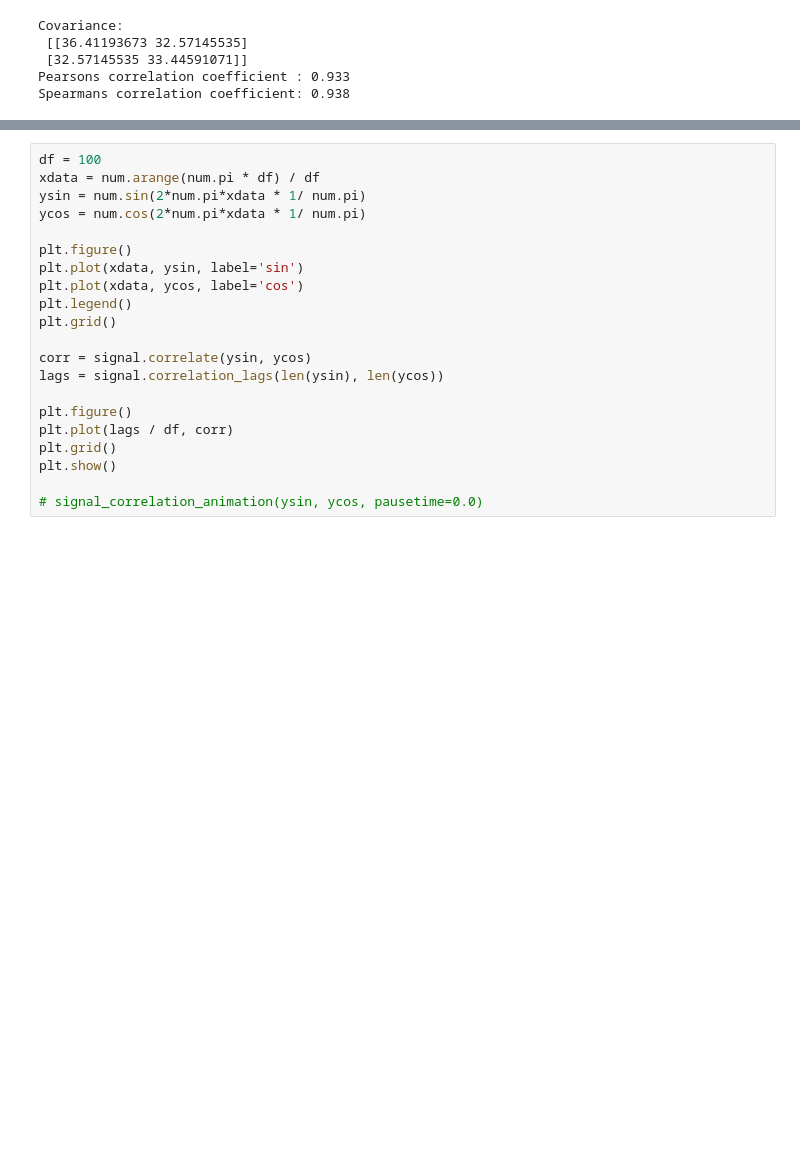
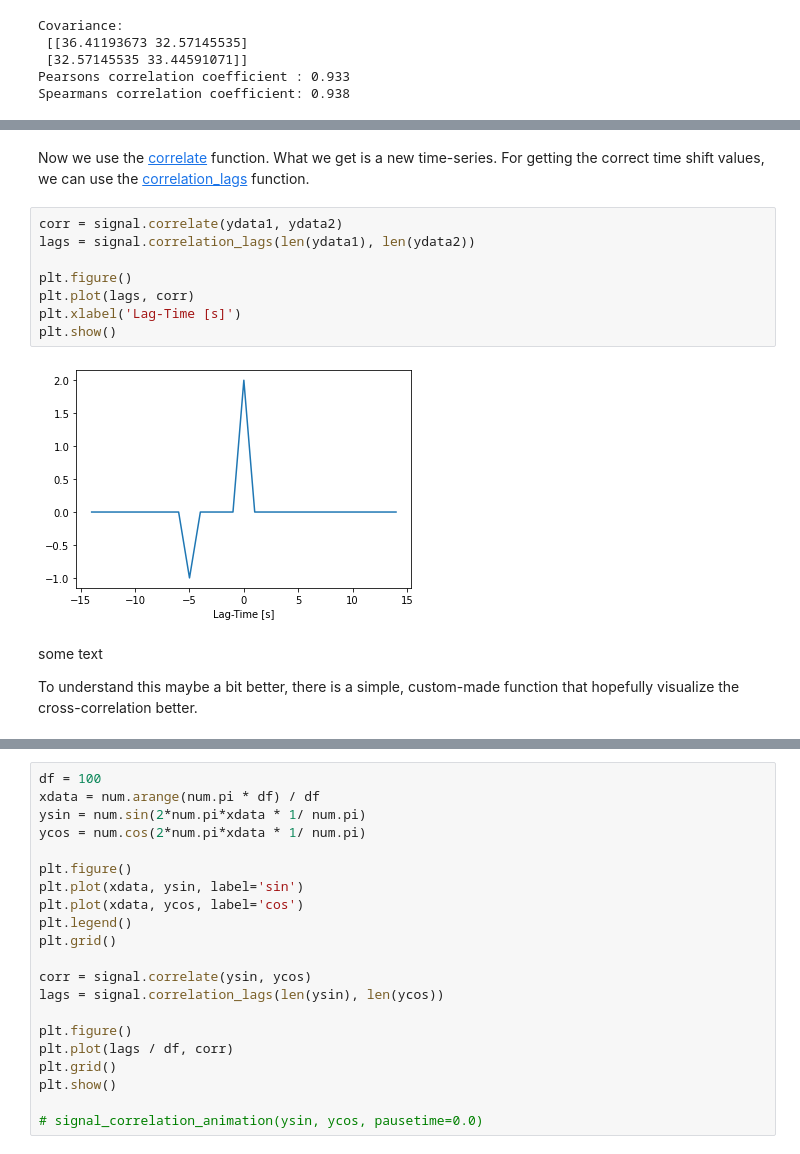
Before and after one commit to torstendahm/seismology_classroom, a Jupyter notebook: signal_processing/5.0_Correlation_Introduction.ipynb, the cells around one changed output, grey strips where cells are left out. Cells and saved outputs as stored; diff of their text form; blank space fills up the shorter version.

```diff
--- a/signal_processing/5.0_Correlation_Introduction.ipynb
+++ b/signal_processing/5.0_Correlation_Introduction.ipynb
@@ -266,0 +152,16 @@ It gets more interesting when the signals are not the same. Starting here with a
+# %% [markdown]
+Now we use the [correlate](https://docs.scipy.org/doc/scipy/reference/generated/scipy.signal.correlate.html) function. What we get is a new time-series. For getting the correct time shift values, we can use the [correlation_lags](https://docs.scipy.org/doc/scipy/reference/generated/scipy.signal.correlation_lags.html#scipy.signal.correlation_lags) function.
+# %%
+corr = signal.correlate(ydata1, ydata2)
+lags = signal.correlation_lags(len(ydata1), len(ydata2))
+
+plt.figure()
+plt.plot(lags, corr)
+plt.xlabel('Lag-Time [s]')
+plt.show()
+# %% [output]
+[figure, added]
+# %% [markdown]
+some text
+
+To understand this maybe a bit better, there is a simple, custom-made function that hopefully visualize the cross-correlation better.
```
Also changed, not shown: parts of 25 cells of this notebook, 2 other files.
